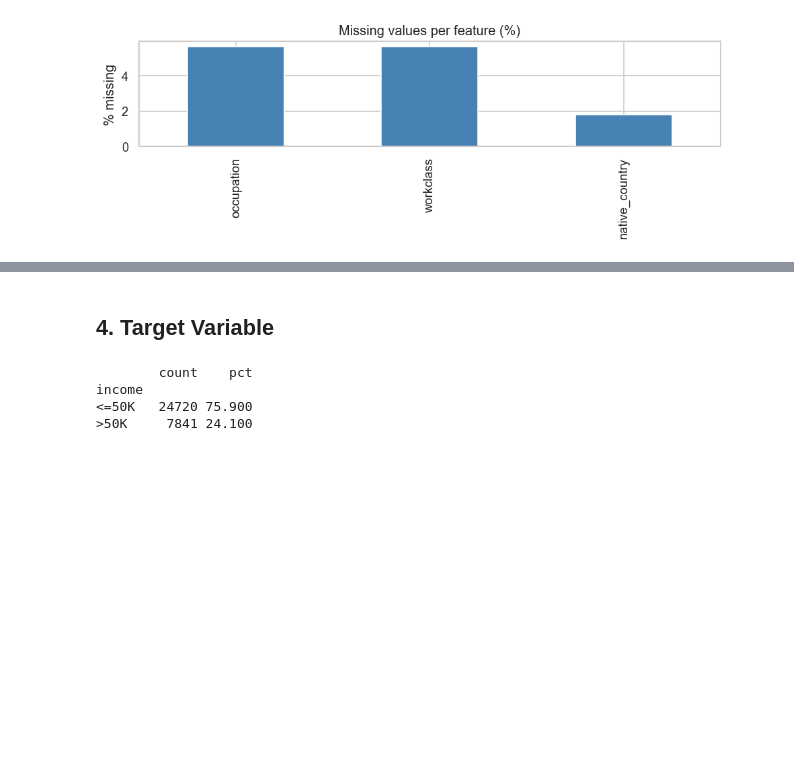
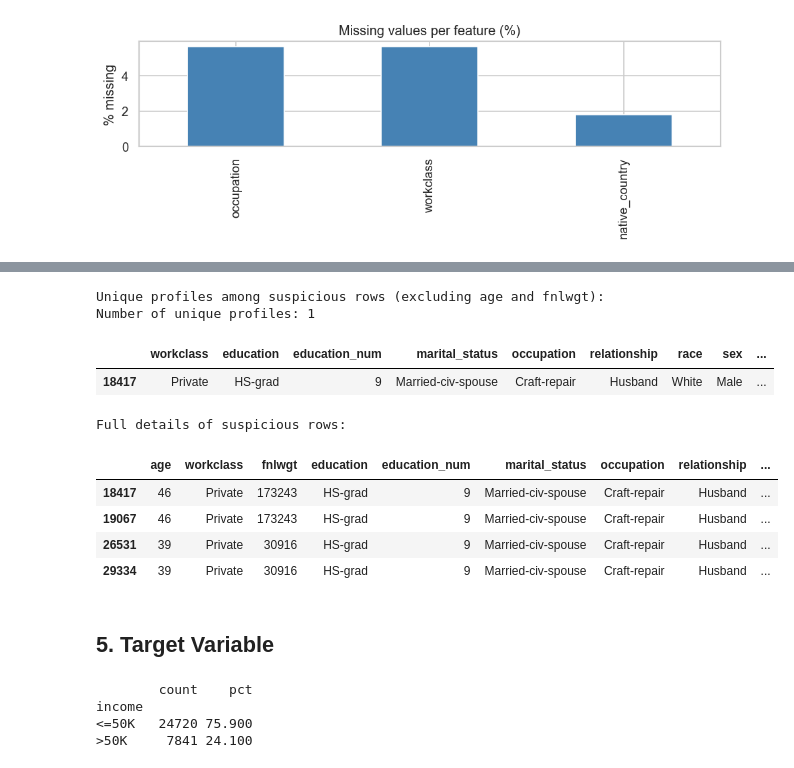
Before and after one commit to elisa-muller/ML-project, a Jupyter notebook: eda_adult_census.ipynb, the cells around one changed output, grey strips where cells are left out. Saved outputs shown, nothing was run; the diff lists cells and outputs as text; code cells hidden in the pictures; blank space fills up the shorter version.

```diff
--- a/eda_adult_census.ipynb
+++ b/eda_adult_census.ipynb
@@ -139,5 +348,27 @@ plt.show()
+# %%
+# Analyzing the suspicious near-duplicates
+suspicious_rows = [18417, 19067, 26531, 29334]
+print("Unique profiles among suspicious rows (excluding age and fnlwgt):")
+exclude_cols = ['age', 'fnlwgt']
+unique_profiles = df.loc[suspicious_rows].drop(columns=exclude_cols).drop_duplicates()
+print(f"Number of unique profiles: {len(unique_profiles)}")
+display(unique_profiles)
+
+print("\nFull details of suspicious rows:")
+display(df.loc[suspicious_rows])
+# %% [output]
+Unique profiles among suspicious rows (excluding age and fnlwgt):
+Number of unique profiles: 1
+|  | workclass | education | education_num | marital_status | occupation | relationship | race | sex | ... |
+| 18417 | Private | HS-grad | 9 | Married-civ-spouse | Craft-repair | Husband | White | Male | ... |
+Full details of suspicious rows:
+|  | age | workclass | fnlwgt | education | education_num | marital_status | occupation | relationship | ... |
+| 18417 | 46 | Private | 173243 | HS-grad | 9 | Married-civ-spouse | Craft-repair | Husband | ... |
+| 19067 | 46 | Private | 173243 | HS-grad | 9 | Married-civ-spouse | Craft-repair | Husband | ... |
+| 26531 | 39 | Private | 30916 | HS-grad | 9 | Married-civ-spouse | Craft-repair | Husband | ... |
+| 29334 | 39 | Private | 30916 | HS-grad | 9 | Married-civ-spouse | Craft-repair | Husband | ... |
 # %% [markdown]
-## 4. Target Variable
+## 5. Target Variable
 # %%
 target_counts = df[TARGET].value_counts()
 target_pct = df[TARGET].value_counts(normalize=True) * 100
```
Also changed, not shown: parts of 14 cells of this notebook.
